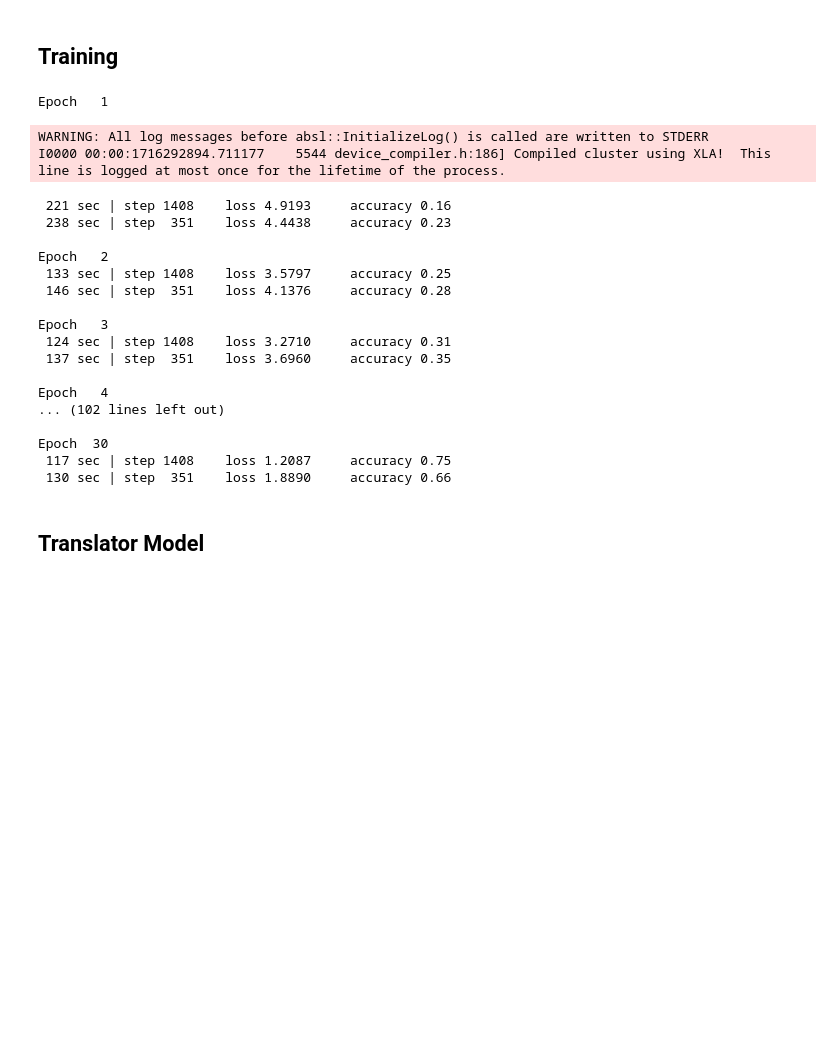
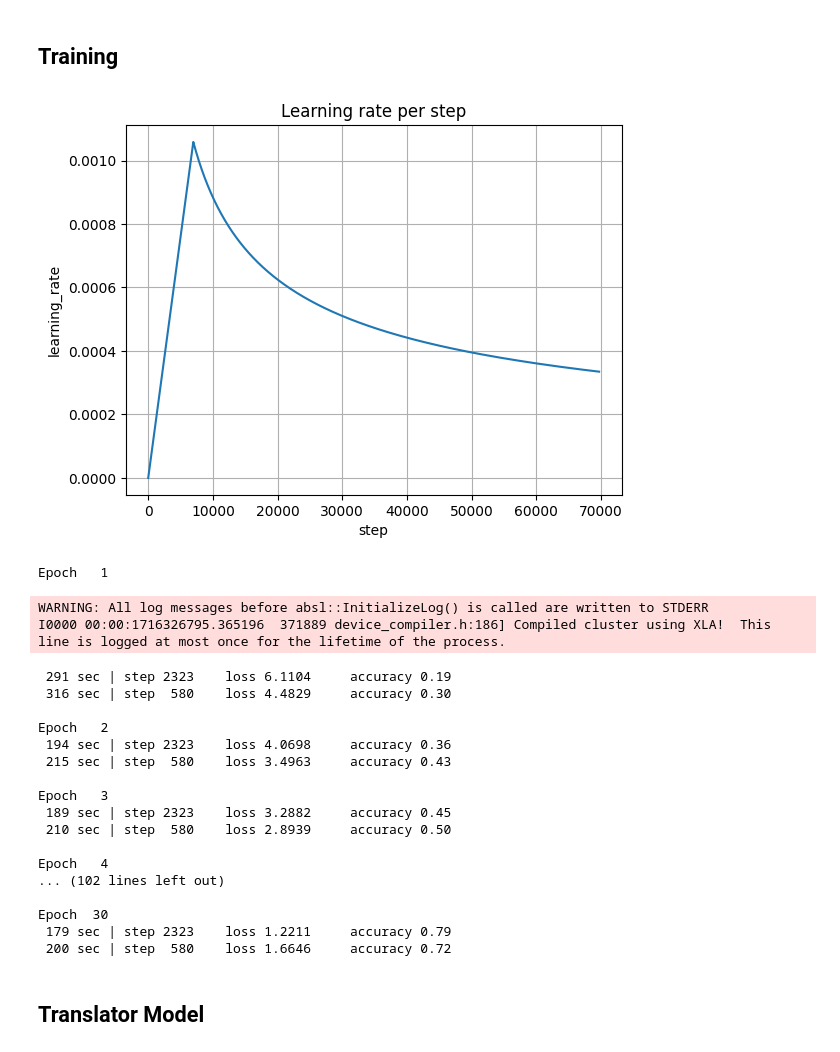
Before and after one commit to AlirezaKamyab/NMT-Project, a Jupyter notebook: Transformers.ipynb, the cells around one changed output. Drawn from its saved outputs; the diff is of its cells as text; code cells hidden in the pictures; blank space fills up the shorter version.

Commit message:
Bug fix and better accuracy
Implementation and use of warmup scheduler was wrong and has been fixed

```diff
--- a/Transformers.ipynb
+++ b/Transformers.ipynb
@@ -26,12 +26,12 @@ tf.config.experimental.set_memory_growth(device, True)
 # %% [output]
 PhysicalDevice(name='/physical_device:GPU:0', device_type='GPU')
 # %%
-def unicode_to_ascii(w):
-    return ''.join([x for x in unicodedata.normalize('NFD', w) if unicodedata.category(x) != 'Mn'])
-
+fa_normalizer = Normalizer()
+en_normalizer = NLTKWordTokenizer()
 
 def preprocess_sentence_en(w):
     w = w.lower().strip()
+    w = ' '.join(en_normalizer.tokenize(w))
     w = re.sub('([?!.,:@%#])', r' \1', w)
     w = re.sub('\s{2,}', ' ', w)
     w = re.sub(r'^\w\s\d.?,:\-\+\\\*,', ' ', w)
@@ -41,25 +41,21 @@ def preprocess_sentence_en(w):
 
 def preprocess_sentence_fa(w):
     w = w.lower().strip()
+    w = fa_normalizer.normalize(w)
     w = re.sub('([?!.(),؟،؛@٪%#])', r' \1', w)
     w = re.sub(r"\u200c", " ", w) # This replaces everything with space
     w = re.sub('\s{2,}', ' ', w)
-    # Define a regular expression pattern to match Farsi characters and punctuation
-    # pattern = r'[^?:,\*\\\+\-\s\d\u0600-\u06FF]+'
-    # # Replace everything except Farsi characters and punctuation with an empty string
-    # w = re.sub(pattern, '[UNK]', w)
     w = w.rstrip().strip()
     return '<start> ' + w + ' <end>'
 # %%
 def create_dataset(file_path, num_examples=None, sort_by_length=False):
-    fa_normalizer = Normalizer()
     en_fa = []
     cnt = 0
     with open(file_path, 'r') as file:
         for line in file.readlines():
             if num_examples is not None and cnt >= num_examples: break
             line = line.split('\t')[:2]
-            en_fa.append([preprocess_sentence_en(line[0]), preprocess_sentence_fa(fa_normalizer.normalize(line[1]))])
+            en_fa.append([preprocess_sentence_en(line[0]), preprocess_sentence_fa(line[1])])
             cnt += 1
 
     if sort_by_length:
@@ -646,11 +640,22 @@ def get_scheduler(d_model, warmup_steps=4000):
 
     return get_learning_rate
 # %%
-scheduler = get_scheduler(d_model)
+EPOCHS = 30
+scheduler = get_scheduler(d_model, warmup_steps=int(STEPS_PER_EPOCH * EPOCHS * 0.1))
 optimizer = Adam(beta_1=0.9, beta_2=0.98, epsilon=1e-9)
 
 train_acc = MaskedAccuracy(name='train_acc')
 valid_acc = MaskedAccuracy(name='valid_acc')
+# %%
+fig = plt.figure()
+ax = plt.subplot(111)
+ax.plot([step for step in range(STEPS_PER_EPOCH * 30)], [scheduler(step) for step in range(STEPS_PER_EPOCH * 30)]);
+ax.grid();
+ax.set_title('Learning rate per step');
+ax.set_xlabel('step')
+ax.set_ylabel('learning_rate');
+# %% [output]
+[figure, added]
 # %%
 @tf.function(reduce_retracing=True, input_signature=[tf.TensorSpec(shape=[None, None], dtype=tf.float32),
                                                      tf.TensorSpec(shape=[None, None], dtype=tf.float32)])
@@ -681,12 +686,11 @@ def validation_step(source, target):
     valid_acc.update_state(y_true, pred)
     return loss
 # %%
-EPOCHS = 30
-
 train_mean_losses = []
 train_accs = []
 valid_mean_losses = []
 valid_accs = []
+total_steps = 0
 
 for epoch in range(EPOCHS):
     print(f'Epoch {epoch + 1:>3}')
@@ -697,13 +701,14 @@ for epoch in range(EPOCHS):
     start = time.time()
 
     for step, (source, target) in enumerate(train_ds):
-        learning_rate = scheduler(step)
+        learning_rate = scheduler(total_steps)
         optimizer.learning_rate = learning_rate
         loss = training_step(source, target)
         acc = train_acc.result()
 
         train_mean_loss = train_mean_loss + (1 / (step + 1)) * (loss - train_mean_loss)
         end = time.time()
+        total_steps += 1
         print(f'\r{int(end - start):>4} sec | step {step:>4}\tloss {train_mean_loss:>3.4f}\taccuracy {acc:3.2f}', end='')
     print()
     train_mean_losses.append(train_mean_loss)
@@ -724,24 +729,24 @@ for epoch in range(EPOCHS):
 # %% [output]
 Epoch   1
 WARNING: All log messages before absl::InitializeLog() is called are written to STDERR
-I0000 00:00:1716292894.711177    5544 device_compiler.h:186] Compiled cluster using XLA!  This line is logged at most once for the lifetime of the process.
+I0000 00:00:1716326795.365196  371889 device_compiler.h:186] Compiled cluster using XLA!  This line is logged at most once for the lifetime of the process.
- 221 sec | step 1408    loss 4.9193     accuracy 0.16
- 238 sec | step  351    loss 4.4438     accuracy 0.23
+ 291 sec | step 2323    loss 6.1104     accuracy 0.19
+ 316 sec | step  580    loss 4.4829     accuracy 0.30
 
 Epoch   2
- 133 sec | step 1408    loss 3.5797     accuracy 0.25
- 146 sec | step  351    loss 4.1376     accuracy 0.28
+ 194 sec | step 2323    loss 4.0698     accuracy 0.36
+ 215 sec | step  580    loss 3.4963     accuracy 0.43
 
 Epoch   3
- 124 sec | step 1408    loss 3.2710     accuracy 0.31
- 137 sec | step  351    loss 3.6960     accuracy 0.35
+ 189 sec | step 2323    loss 3.2882     accuracy 0.45
+ 210 sec | step  580    loss 2.8939     accuracy 0.50
 
 Epoch   4
 ... (102 lines left out)
 
 Epoch  30
- 117 sec | step 1408    loss 1.2087     accuracy 0.75
- 130 sec | step  351    loss 1.8890     accuracy 0.66
+ 179 sec | step 2323    loss 1.2211     accuracy 0.79
+ 200 sec | step  580    loss 1.6646     accuracy 0.72
 # %% [markdown]
 ## Translator Model
 # %%
```
Also changed, not shown: parts of 11 cells of this notebook.
